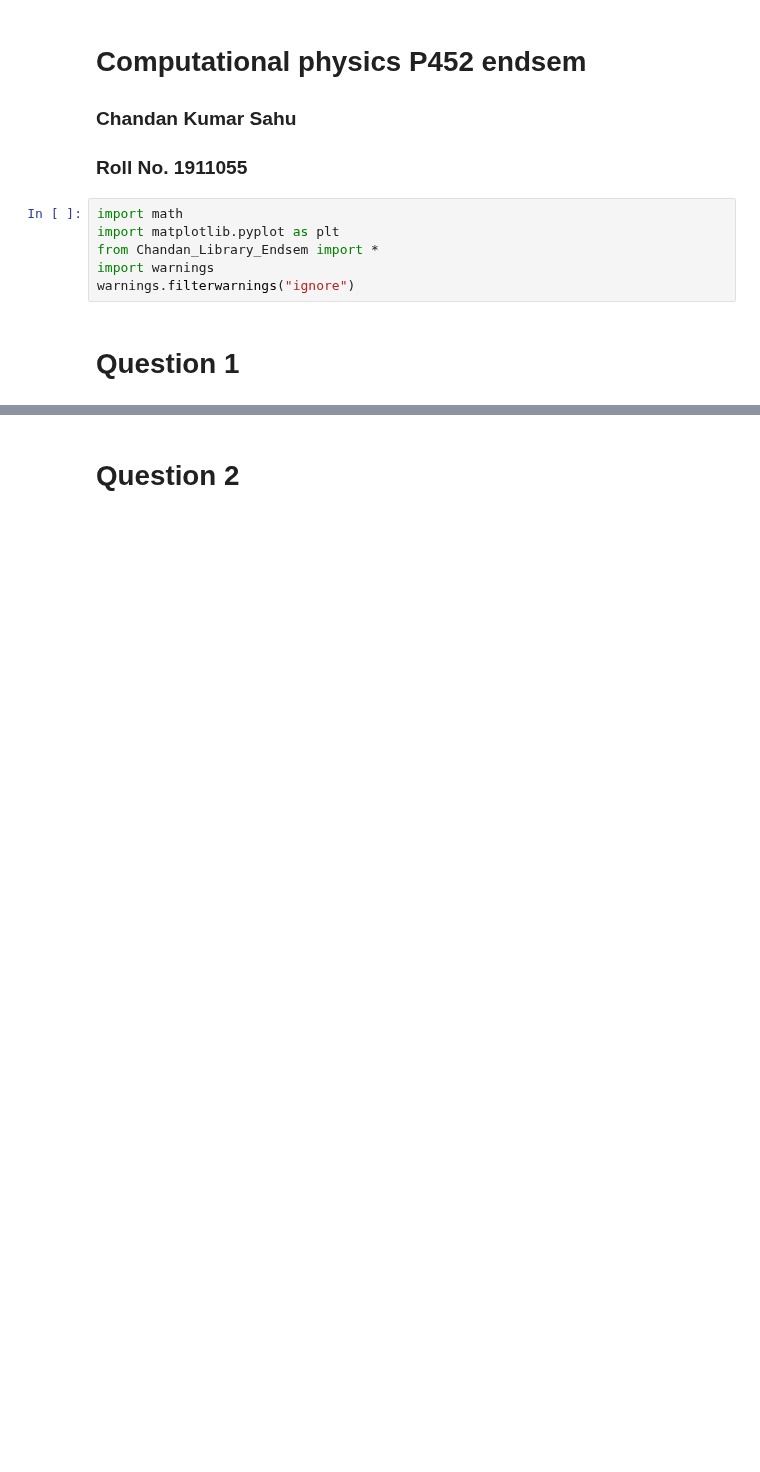
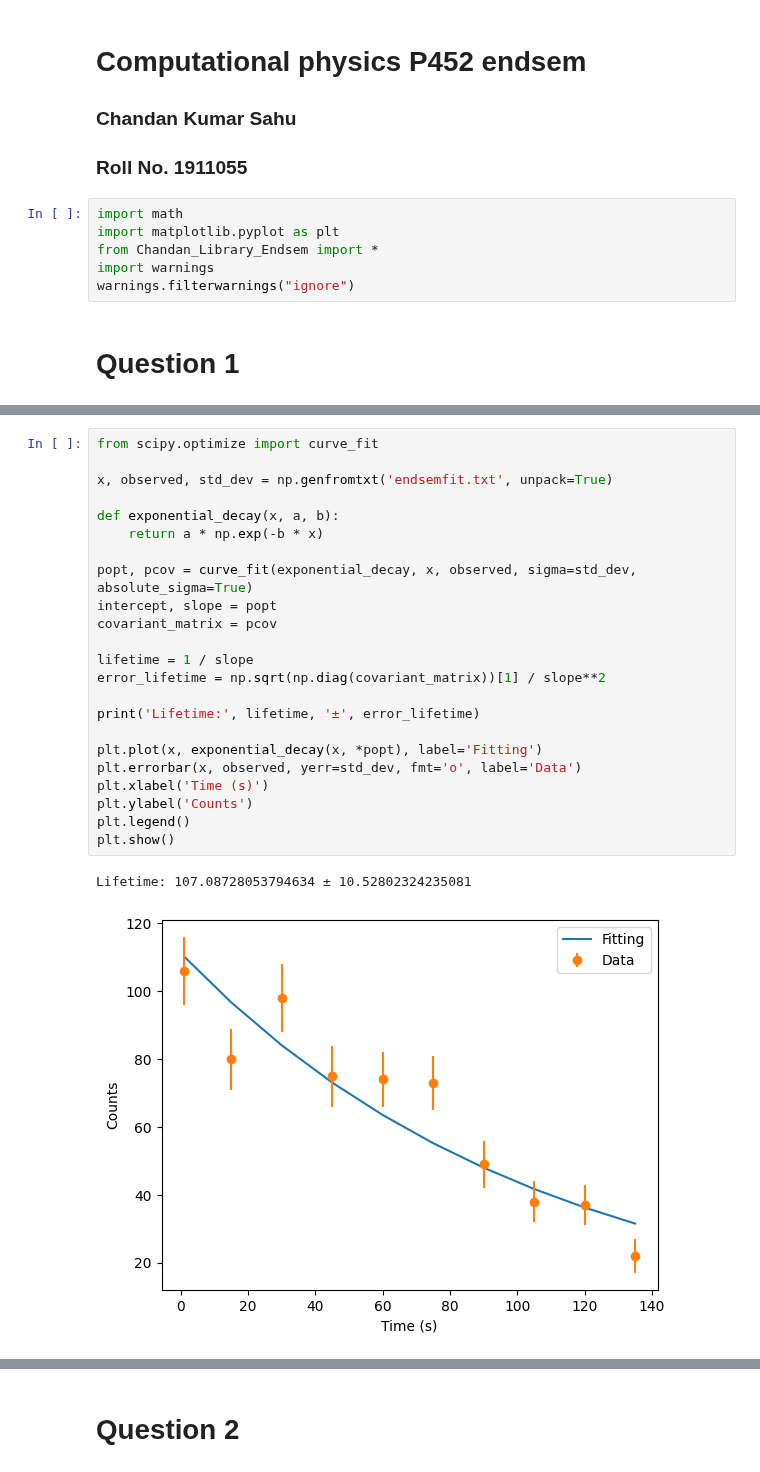
Before and after one commit to chandan-kumarsahu/P452-Computational-Physics, a Jupyter notebook: Endsem/Endsem.ipynb, the cells around one changed output, grey strips where cells are left out. Drawn from its saved outputs; the diff is of its cells as text; blank space fills up the shorter version.

```diff
--- a/Endsem/Endsem.ipynb
+++ b/Endsem/Endsem.ipynb
@@ -63,0 +263,26 @@ The fit is not acceptable at 95% level of significance.
+# %%
+from scipy.optimize import curve_fit
+
+x, observed, std_dev = np.genfromtxt('endsemfit.txt', unpack=True)
+
+def exponential_decay(x, a, b):
+    return a * np.exp(-b * x)
+
+popt, pcov = curve_fit(exponential_decay, x, observed, sigma=std_dev, absolute_sigma=True)
+intercept, slope = popt
+covariant_matrix = pcov
+
+lifetime = 1 / slope
+error_lifetime = np.sqrt(np.diag(covariant_matrix))[1] / slope**2
+
+print('Lifetime:', lifetime, '±', error_lifetime)
+
+plt.plot(x, exponential_decay(x, *popt), label='Fitting')
+plt.errorbar(x, observed, yerr=std_dev, fmt='o', label='Data')
+plt.xlabel('Time (s)')
+plt.ylabel('Counts')
+plt.legend()
+plt.show()
+# %% [output]
+Lifetime: 107.08728053794634 ± 10.52802324235081
+[figure, added]
```
Also changed, not shown: parts of 13 cells of this notebook.
